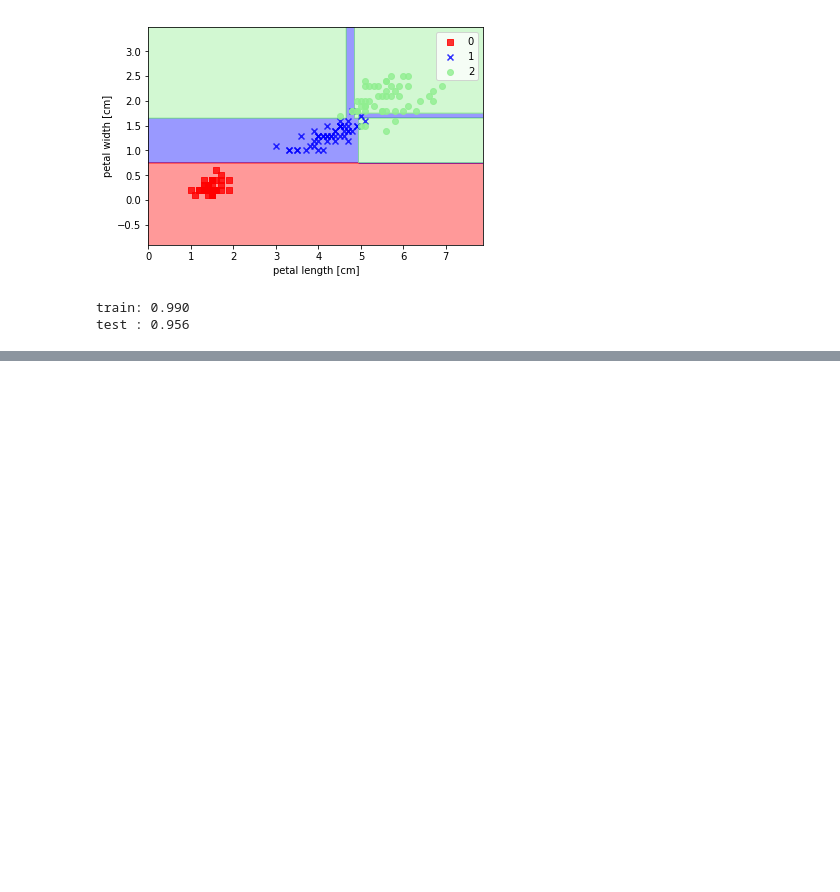
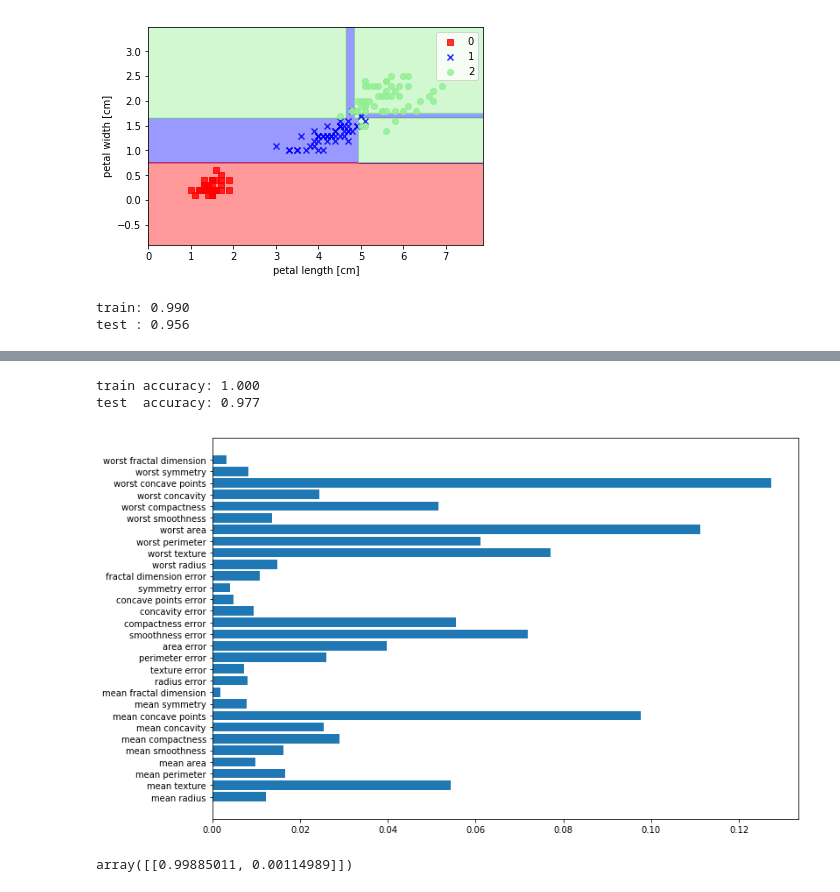
Before and after one commit to s4s7/Machine-learning, a Jupyter notebook: Decision Tree.ipynb, the cells around one changed output, grey strips where cells are left out. Cells and saved outputs as stored; diff of their text form; code cells hidden in the pictures; blank space fills up the shorter version.

```diff
--- a/Decision Tree.ipynb
+++ b/Decision Tree.ipynb
@@ -76,0 +170,5 @@ TypeError: Image data cannot be converted to float
+# %%
+# 勾配ブースティング木で学習させる
+from sklearn.ensemble import GradientBoostingClassifier
+gbct = GradientBoostingClassifier(random_state=0, max_depth=3, learning_rate=0.1)
+gbct.fit(X_2_train, y_2_train)
@@ -76,0 +184,21 @@ TypeError: Image data cannot be converted to float
+# %%
+# 正答率を出力
+print('train accuracy: %.3f' % gbct.score(X_2_train, y_2_train))
+print('test  accuracy: %.3f' % gbct.score(X_2_test, y_2_test))
+# %% [output]
+train accuracy: 1.000
+test  accuracy: 0.977
+# %%
+# 特徴量の重要度をグラフに出力
+n_features = len(bc.feature_names)
+plt.figure(figsize=(12, 8))
+plt.barh(range(n_features), gbct.feature_importances_ , align='center')
+plt.yticks(np.arange(n_features), bc.feature_names)
+plt.show()
+# %% [output]
+[figure, added]
+# %%
+# 予測確率を出力する
+gbct.predict_proba(X_2_test[0].reshape(1, -1))
+# %% [output]
+array([[0.99885011, 0.00114989]])
```
Also changed, not shown: parts of 12 cells of this notebook.
